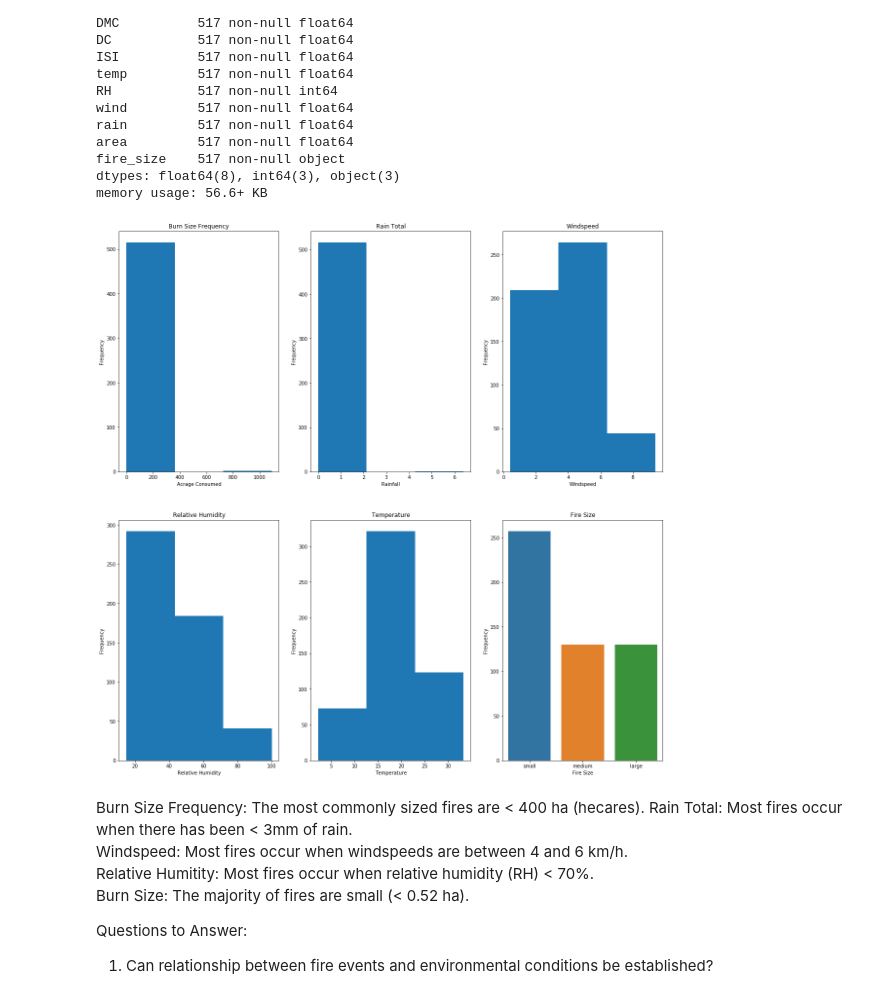
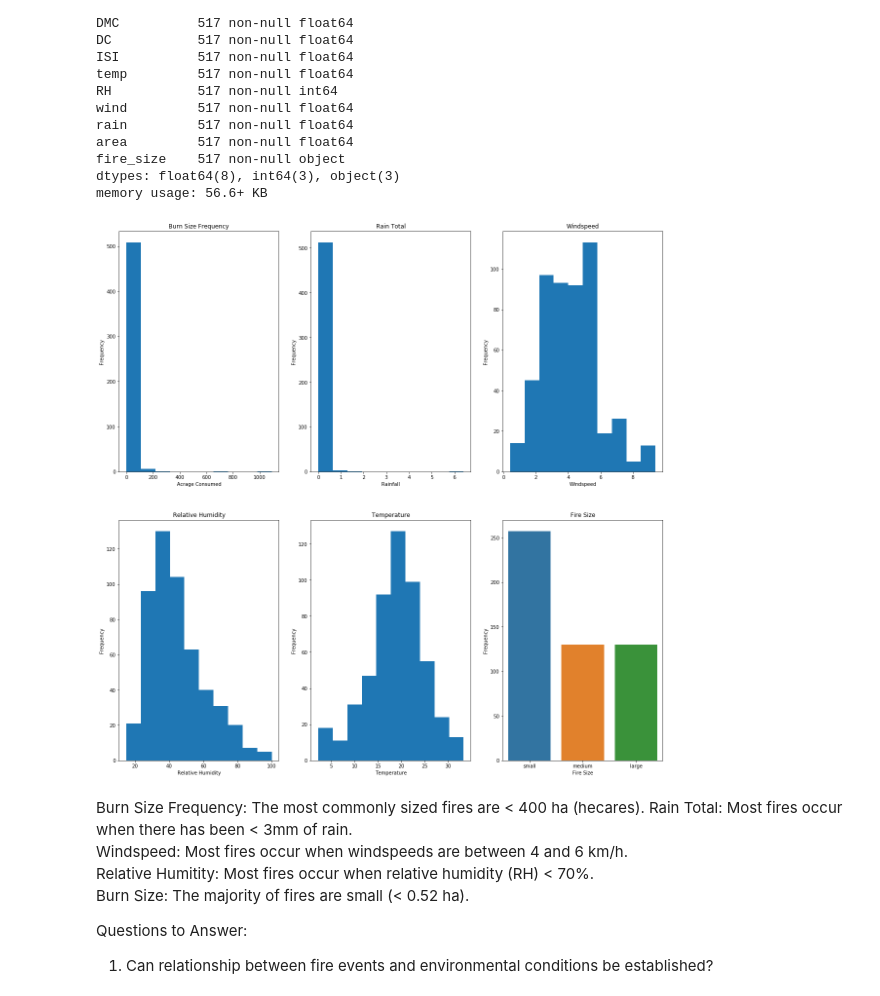
Before and after one commit to johnebehr/thinkful, a Jupyter notebook: capstone1.ipynb, the cells around one changed output. Saved outputs shown, nothing was run; the diff lists cells and outputs as text; code cells hidden in the pictures.

```diff
--- a/capstone1.ipynb
+++ b/capstone1.ipynb
@@ -60,45 +60,45 @@ memory usage: 56.6+ KB
 plt.figure(figsize=(20,20))
 
 plt.subplot(2,3,1)
-plt.hist(forest_fires['area'],bins=3)
+plt.hist(forest_fires['area'],bins=10)
 # plt.ylim((0, forest_fires['area'].max()))
 plt.xlabel('Acrage Consumed')
 plt.ylabel('Frequency')
 plt.title('Burn Size Frequency')
 
 plt.subplot(2,3,2)
-plt.hist(forest_fires['rain'],bins=3)
+plt.hist(forest_fires['rain'],bins=10)
 plt.xlabel('Rainfall')
 plt.ylabel('Frequency')
 plt.title('Rain Total')
 
 plt.subplot(2,3,3)
-plt.hist(forest_fires['wind'],bins=3)
+plt.hist(forest_fires['wind'],bins=10)
 plt.xlabel('Windspeed')
 plt.ylabel('Frequency')
 plt.title('Windspeed')
 
 plt.subplot(2,3,4)
-plt.hist(forest_fires['RH'],bins=3)
+plt.hist(forest_fires['RH'],bins=10)
 plt.xlabel('Relative Humidity')
 plt.ylabel('Frequency')
 plt.title('Relative Humidity')
 
 plt.subplot(2,3,5)
-plt.hist(forest_fires['temp'],bins=3)
+plt.hist(forest_fires['temp'],bins=10)
 plt.xlabel('Temperature')
 plt.ylabel('Frequency')
 plt.title('Temperature')
 
 plt.subplot(2,3,6)
 sns.countplot(x='fire_size', data=forest_fires)
 plt.xlabel('Fire Size')
 plt.ylabel('Frequency')
 plt.title('Fire Size')
 
 plt.show()
 # %% [output]
-[figure, old version]
+[figure, new version]
 # %% [markdown]
 Burn Size Frequency: The most commonly sized fires are < 400 ha (hecares).
 Rain Total: Most fires occur when there has been < 3mm of rain.<br />
```
Also changed, not shown: parts of 7 cells of this notebook.
